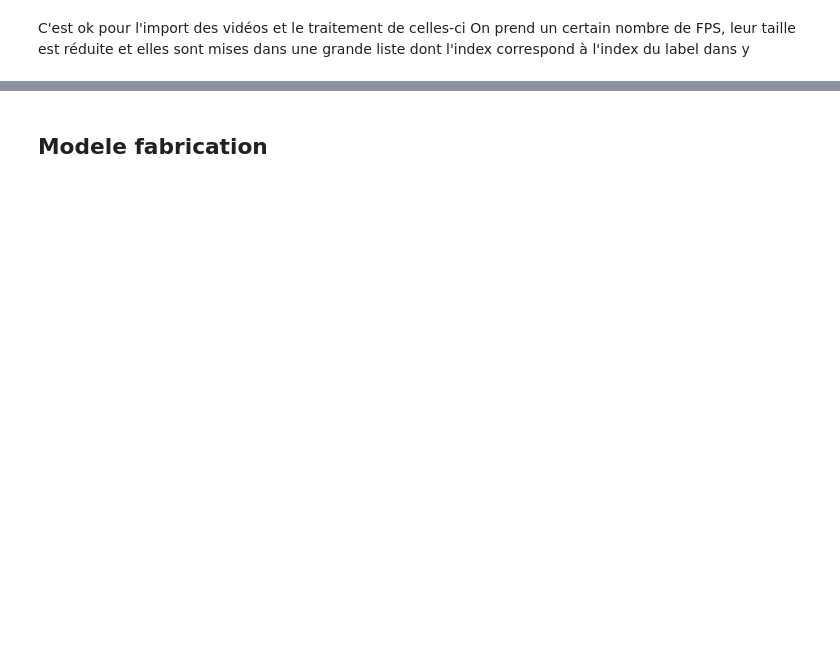
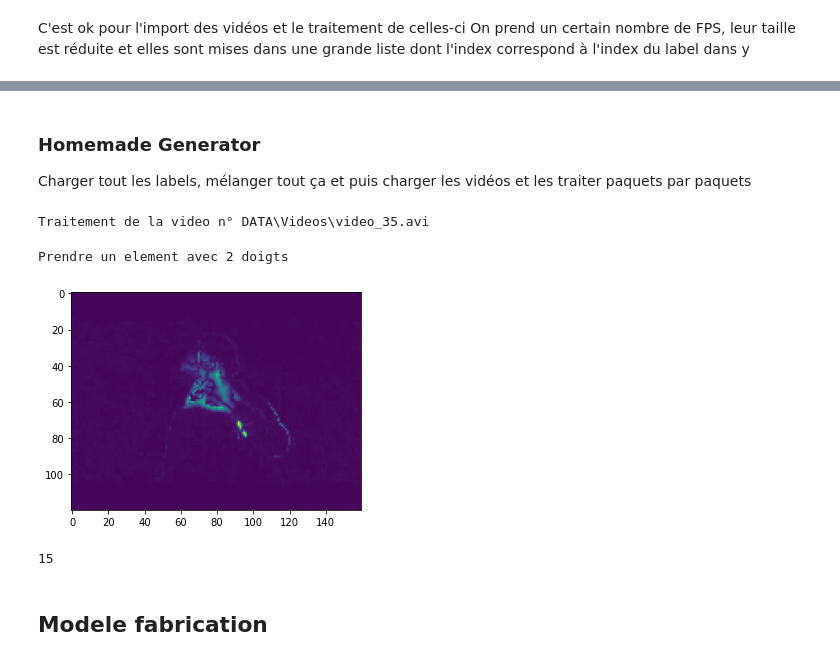
Before and after one commit to KurukW/AI_Project1, a Jupyter notebook: model.ipynb, the cells around one changed output, grey strips where cells are left out. Saved outputs shown, nothing was run; the diff lists cells and outputs as text; code cells hidden in the pictures; blank space fills up the shorter version.

Commit message:
Tests sur modeles

```diff
--- a/model.ipynb
+++ b/model.ipynb
@@ -264,0 +267,17 @@ plt.imshow(X[5][20])
+# %% [markdown]
+### Homemade Generator
+Charger tout les labels, mélanger tout ça et puis charger les vidéos et les traiter paquets par paquets
+# %%
+#Labels
+labels_csv = pd.read_csv("DATA\\labels.csv")
+labels_name = pd.read_csv("DATA\\labels_list.csv")
+# %%
+#Melange la liste
+labels_val = list(labels_csv.values)
+#random.shuffle(labels_val) #Il faut absolument shuffle pour train
+
+#Créé un dictionnaire qui associe le nom du label et un numérique afin de le mettre dans le modele
+labels_n = {}
+for i,label in enumerate(labels_name.values):
+    labels_n[label[0]] = i
+    labels_n[i] = label[0]
@@ -264,0 +336,7 @@ plt.imshow(X[5][20])
+# %%
+#Désactive l'erreur de deprecationWarning
+#np.warnings.filterwarnings('ignore', category=np.VisibleDeprecationWarning) #error pour la situer, ignore pour l'ignorer
+
+X1, y_num1, pointer = my_gen(labels_val, "DATA\\Videos",batch_size = 15,size = size, pointer = 0)
+# %% [output]
+Traitement de la video n° DATA\Videos\video_35.avi
@@ -265,3 +346,14 @@ plt.imshow(X[5][20])
+# %%
+elt_to_test = 10
+plt.imshow(X1[elt_to_test][7])
+print(labels_n[y_num1[elt_to_test]])
+# %% [output]
+Prendre un element avec 2 doigts
+[figure, added]
+# %%
+pointer
+# %% [output]
+15
 # %% [markdown]
 ## Modele fabrication
 # %%
```
Also changed, not shown: parts of 35 cells of this notebook, 3 other files.
